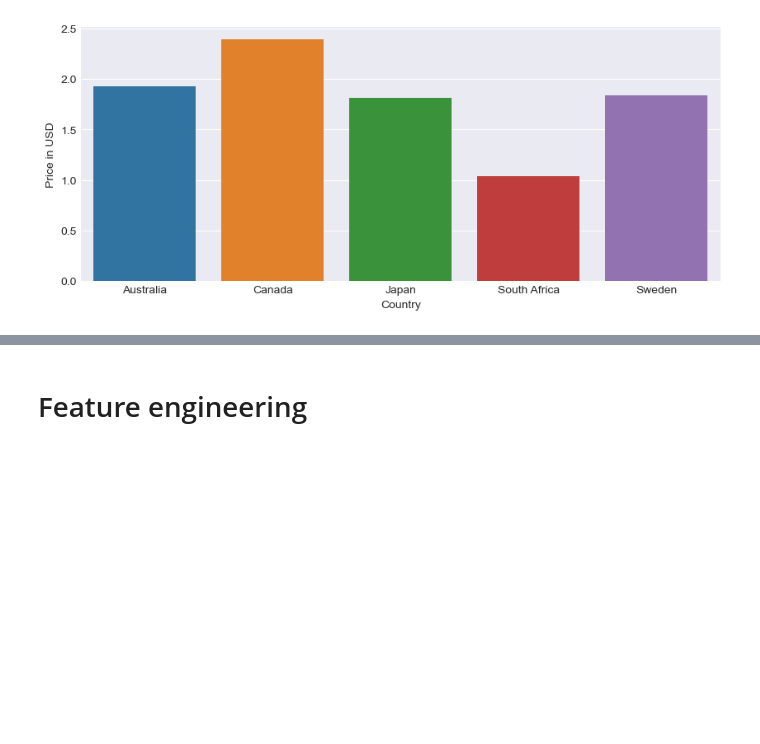
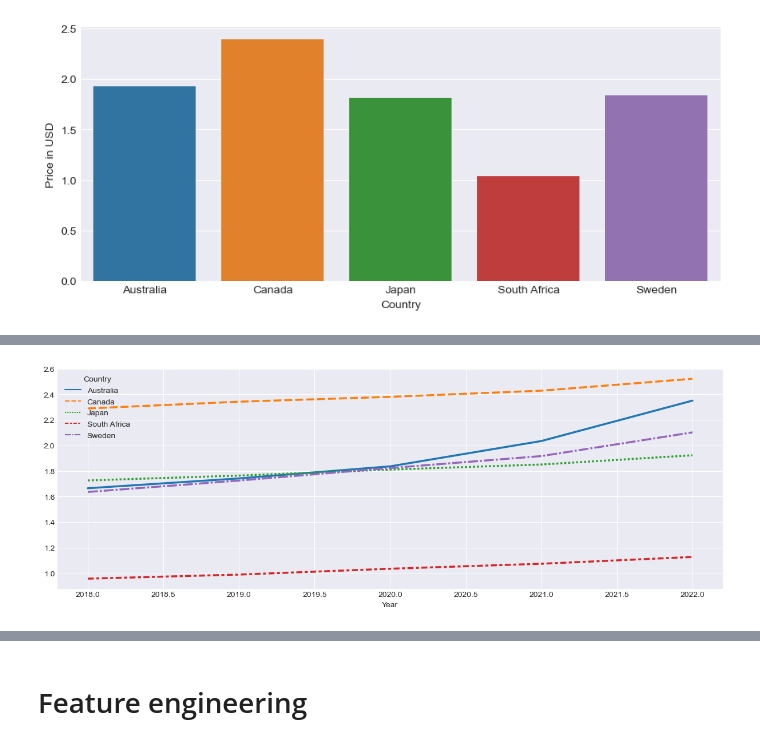
Before and after one commit to Hajoura91coding/Vital_Food_costs_5countries_2018_2022, a Jupyter notebook: Food_prices.ipynb, the cells around one changed output, grey strips where cells are left out. Cells and saved outputs as stored; diff of their text form; code cells hidden in the pictures; blank space fills up the shorter version.

```diff
--- a/Food_prices.ipynb
+++ b/Food_prices.ipynb
@@ -301,0 +329,2 @@ plt.show()
+# %%
+data = pd.pivot_table(dt, values='Price in USD', index = 'Year', columns ='Country', aggfunc=np.mean)
@@ -301,0 +341,10 @@ plt.show()
+# %%
+plt.figure(figsize=(15,5))
+# Change the style of plot
+plt.style.use('seaborn-darkgrid')
+# Create a color palette
+palette = plt.get_cmap('Set1')
+sns.lineplot(data=data, palette="tab10", linewidth=2.5)
+plt.show()
+# %% [output]
+[figure, added]
```
Also changed, not shown: parts of 16 cells of this notebook, 2 other files.
